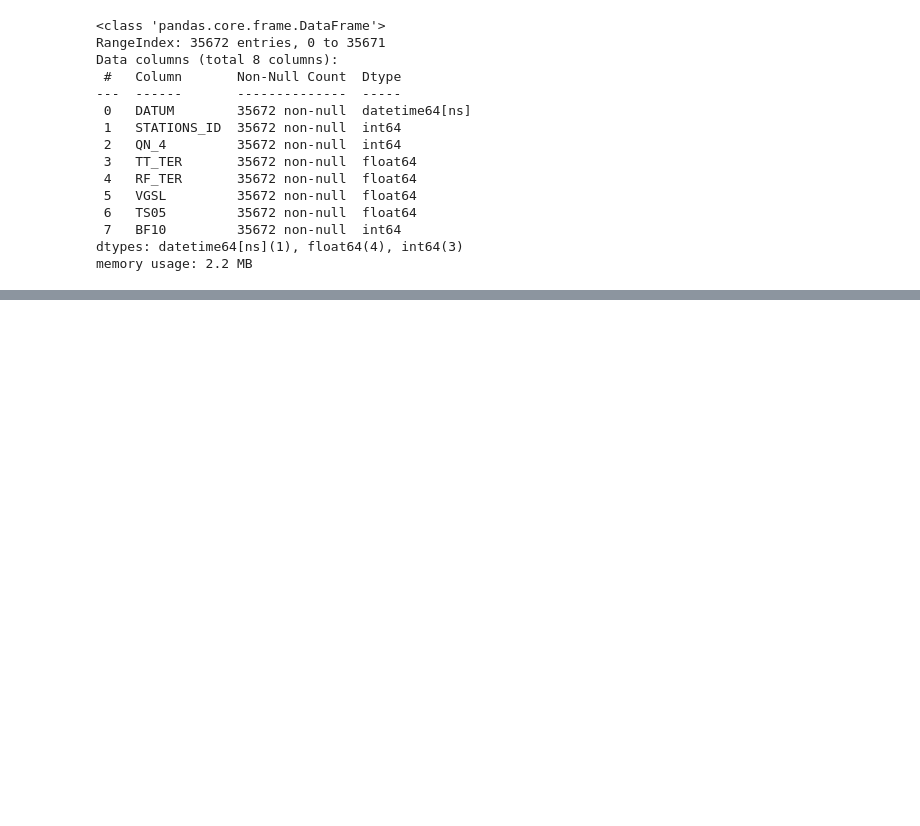
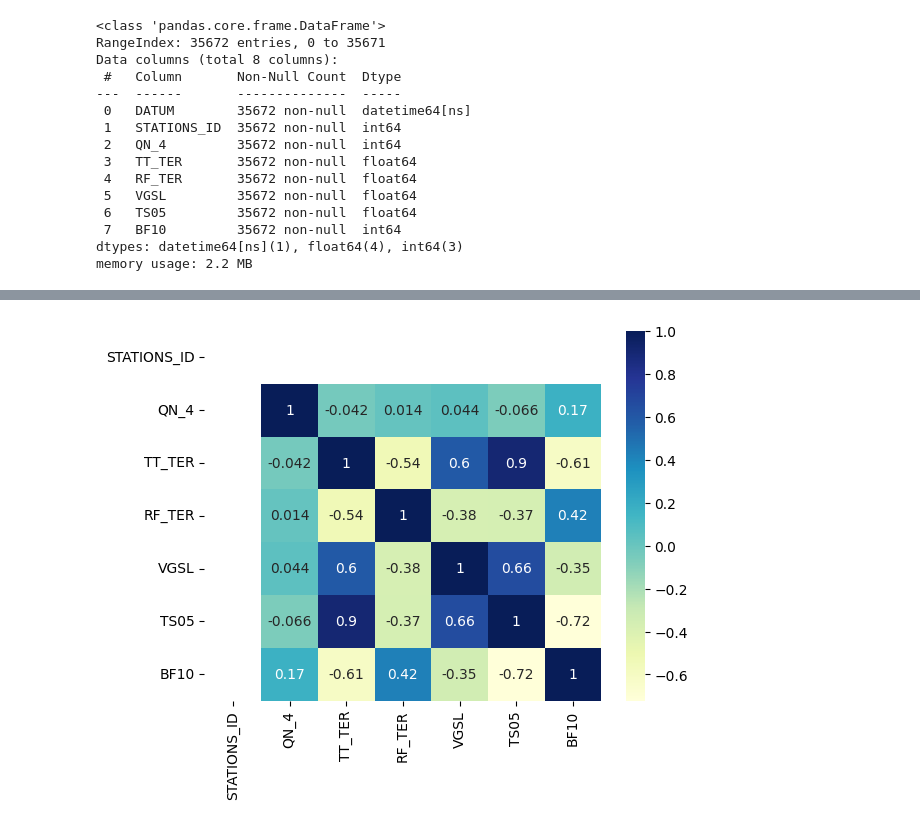
Before and after one commit to RompfRobert/Machine_Learning_and_Deep_Learning, a Jupyter notebook: Capstone-Project/rrompf_capstone.ipynb, the cells around one changed output, grey strips where cells are left out. Saved outputs shown, nothing was run; the diff lists cells and outputs as text; code cells hidden in the pictures; blank space fills up the shorter version.

```diff
--- a/Capstone-Project/rrompf_capstone.ipynb
+++ b/Capstone-Project/rrompf_capstone.ipynb
@@ -130,0 +153,5 @@ memory usage: 2.2 MB
+# %%
+sns.heatmap(df.corr(), cmap="YlGnBu", annot=True)
+plt.show()
+# %% [output]
+[figure, added]
```
Also changed, not shown: parts of 12 cells of this notebook, 1 other file.
